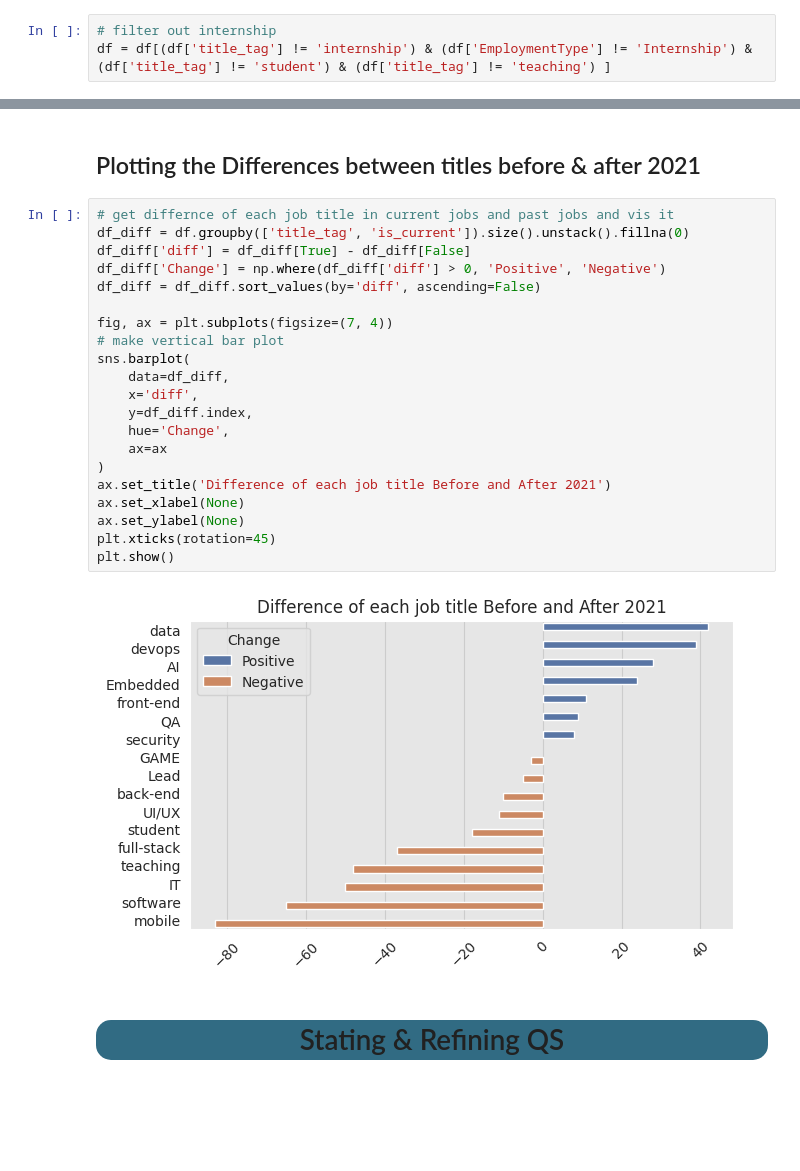
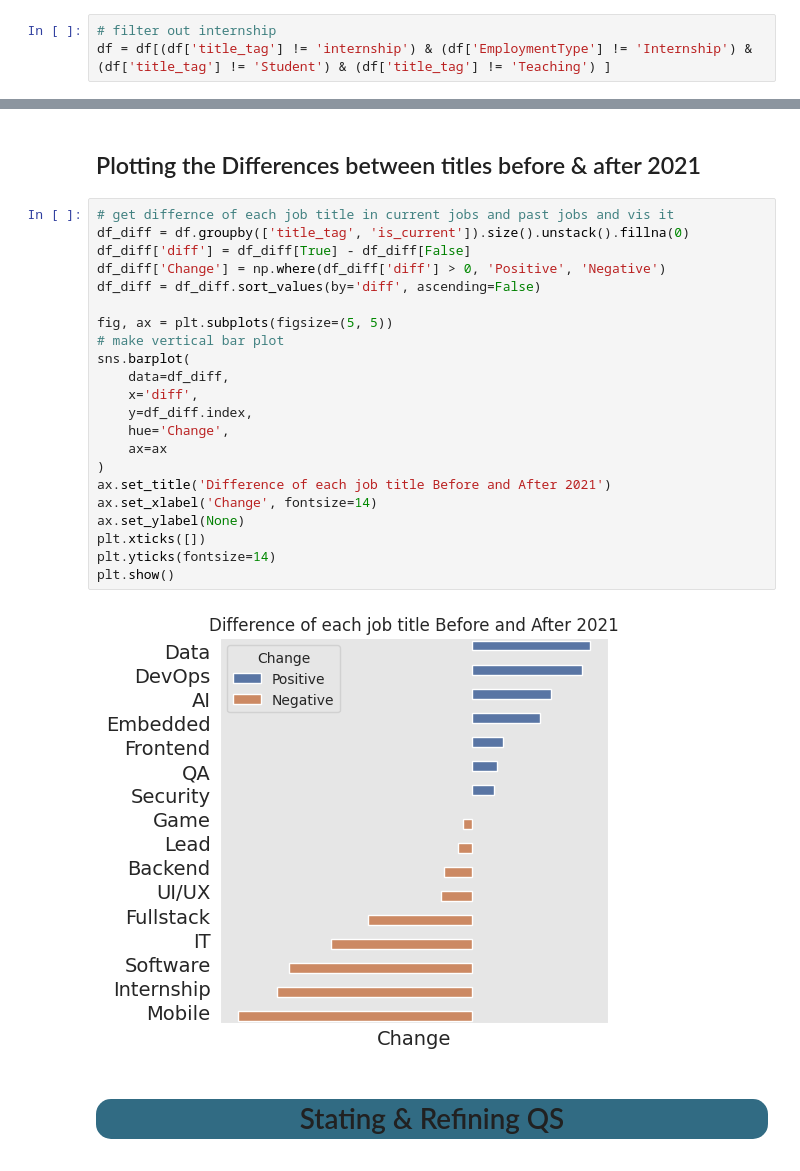
Before and after one commit to Mostafa-wael/Exploring-the-Landscape-of-the-Egyptian-Software-Market, a Jupyter notebook: notebooks/decriptive.ipynb, the cells around one changed output, grey strips where cells are left out. Cells and saved outputs as stored; diff of their text form; blank space fills up the shorter version.

```diff
--- a/notebooks/decriptive.ipynb
+++ b/notebooks/decriptive.ipynb
@@ -42,7 +42,7 @@ df.head()
 ## Filter Internships , Student & Teaching
 # %%
 # filter out internship
-df = df[(df['title_tag'] != 'internship') & (df['EmploymentType'] != 'Internship') & (df['title_tag'] != 'student') & (df['title_tag'] != 'teaching') ]
+df = df[(df['title_tag'] != 'internship') & (df['EmploymentType'] != 'Internship') & (df['title_tag'] != 'Student') & (df['title_tag'] != 'Teaching') ]
 # %% [markdown]
 ## Marking the Experience which started after 1 Jan. 2021
 # %%
@@ -96,26 +102,27 @@ plt.show()
 # %%
 # get differnce of each job title in current jobs and past jobs and vis it
 df_diff = df.groupby(['title_tag', 'is_current']).size().unstack().fillna(0)
 df_diff['diff'] = df_diff[True] - df_diff[False]
 df_diff['Change'] = np.where(df_diff['diff'] > 0, 'Positive', 'Negative')
 df_diff = df_diff.sort_values(by='diff', ascending=False)
 
-fig, ax = plt.subplots(figsize=(7, 4))
+fig, ax = plt.subplots(figsize=(5, 5))
 # make vertical bar plot
 sns.barplot(
     data=df_diff,
     x='diff',
     y=df_diff.index,
     hue='Change',
     ax=ax
 )
 ax.set_title('Difference of each job title Before and After 2021')
-ax.set_xlabel(None)
+ax.set_xlabel('Change', fontsize=14)
 ax.set_ylabel(None)
-plt.xticks(rotation=45)
+plt.xticks([])
+plt.yticks(fontsize=14)
 plt.show()
 # %% [output]
-[figure, old version]
+[figure, new version]
 # %% [markdown]
 <div style="border-width:1; border-radius: 15px; border-style: solid; border-color: rgb(10, 10, 10); background-color: #316B83; text-align: center;font: 14pt 'Candara';font-weight:bold;"><h1> Stating & Refining QS</h1></div>
 # %% [markdown]
```
Also changed, not shown: parts of 2 cells of this notebook, 2 other files.
